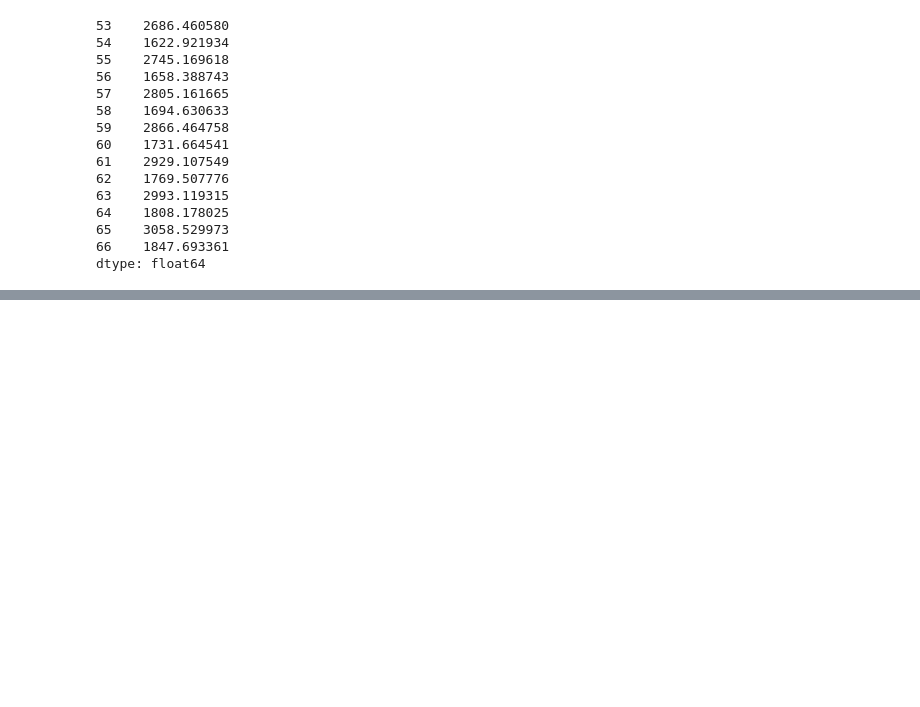
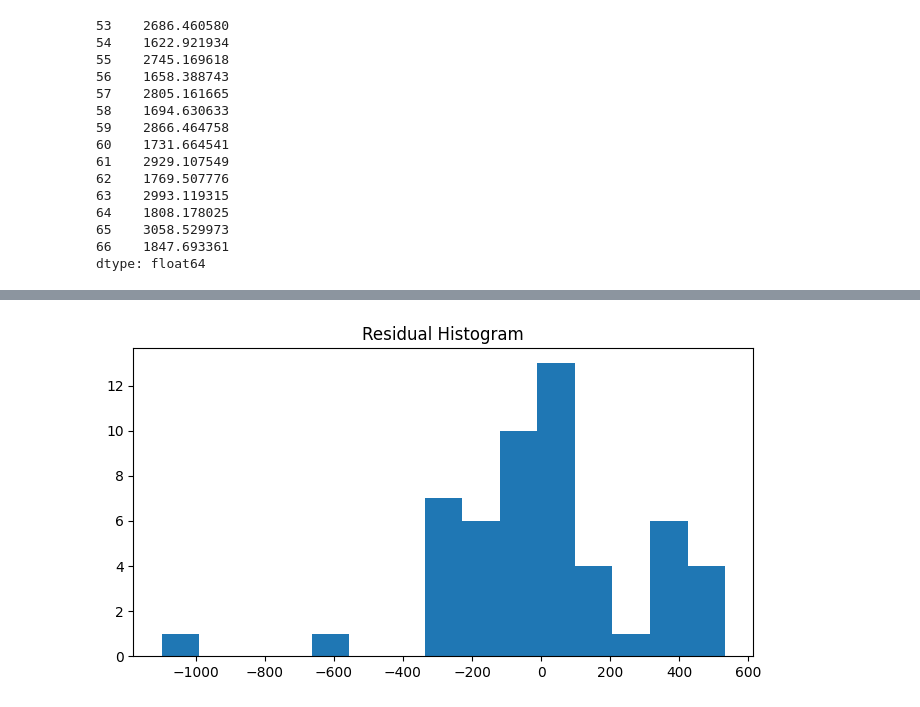
Before and after one commit to AchiniWathsala/Forecasting_Paddy_Production, a Jupyter notebook: production/holt_winters_production.ipynb, the cells around one changed output, grey strips where cells are left out. Cells and saved outputs as stored; diff of their text form; code cells hidden in the pictures; blank space fills up the shorter version.

```diff
--- a/production/holt_winters_production.ipynb
+++ b/production/holt_winters_production.ipynb
@@ -99,0 +128,7 @@ plt.legend()
+# %%
+plt.figure(figsize=(8,4))
+plt.hist(residuals, bins=15)
+plt.title("Residual Histogram")
+plt.show()
+# %% [output]
+[figure, added]
```
Also changed, not shown: parts of 11 cells of this notebook, 14 other files.
